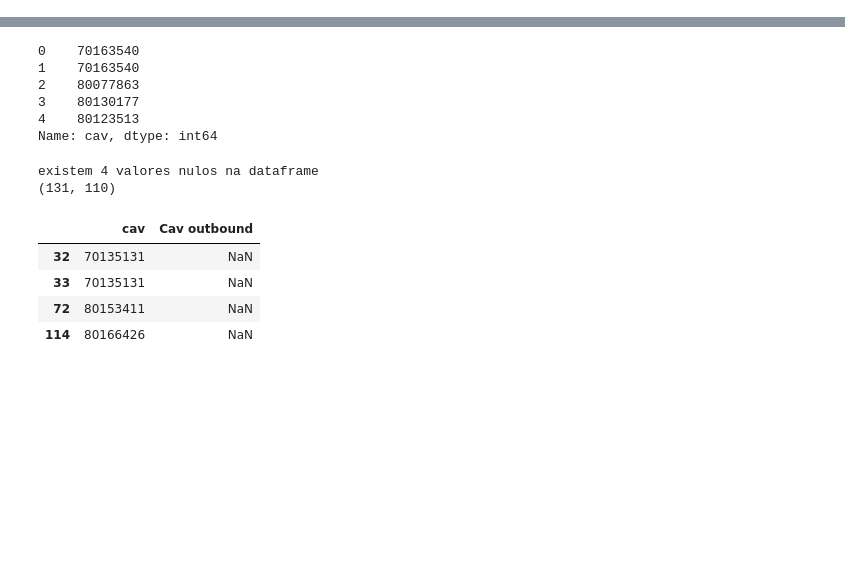
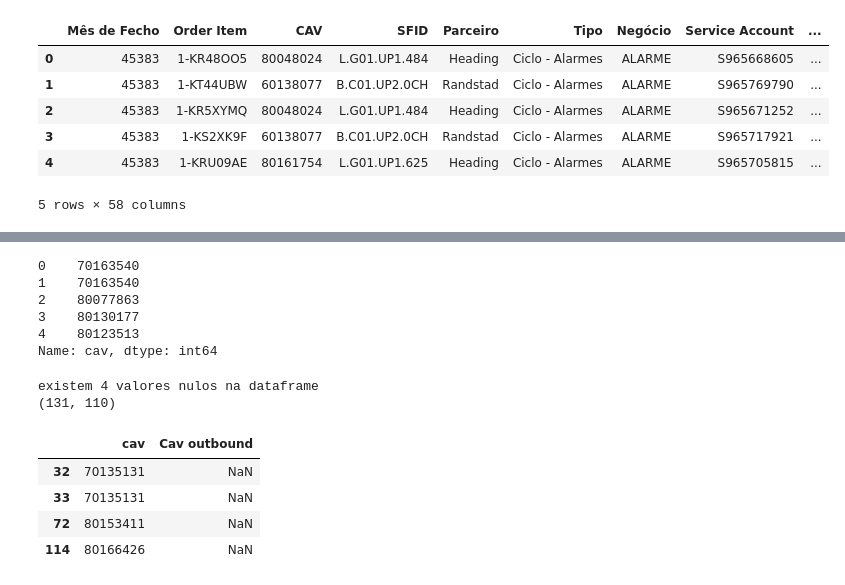
Before and after one commit to josepmatias/ONE, a Jupyter notebook: auto_one.ipynb, the cells around one changed output, grey strips where cells are left out. Cells and saved outputs as stored; diff of their text form; code cells hidden in the pictures; blank space fills up the shorter version.

```diff
--- a/auto_one.ipynb
+++ b/auto_one.ipynb
@@ -8,0 +12,10 @@ Requirement already satisfied: pyxlsb in /usr/local/lib/python3.10/dist-packages
+# %%
+#actualização de nomes de ficheiros e filtros
+
+cadastro_nome="CadastroMensal_ONE_2024'Abril_desbl.xlsb"
+servicos_nome="ONE_abr24.xlsb"
+modelo_upfront_nome="Modelo upfront.xlsb"
+
+#actualização do nome de folhas
+servicos_folha="Base_Auto"
+cadastro_folha="Cadastro de Ativos"
@@ -8,0 +37,15 @@ Requirement already satisfied: pyxlsb in /usr/local/lib/python3.10/dist-packages
+# %%
+#ler ficheiro das activações
+activacoes_df=pd.read_excel(servicos_nome, sheet_name=servicos_folha)
+
+#formatar coluna "CAV" na listagem de activações
+activacoes_df["CAV"]=activacoes_df.loc[activacoes_df["CAV"].isna()==False, "CAV"].apply(lambda i: str(i).split(".")[0])
+activacoes_df.head()
+# %% [output]
+|  | Mês de Fecho | Order Item | CAV | SFID | Parceiro | Tipo | Negócio | Service Account | ... |
+| 0 | 45383 | 1-KR48OO5 | 80048024 | L.G01.UP1.484 | Heading | Ciclo - Alarmes | ALARME | S965668605 | ... |
+| 1 | 45383 | 1-KT44UBW | 60138077 | B.C01.UP2.0CH | Randstad | Ciclo - Alarmes | ALARME | S965769790 | ... |
+| 2 | 45383 | 1-KR5XYMQ | 80048024 | L.G01.UP1.484 | Heading | Ciclo - Alarmes | ALARME | S965671252 | ... |
+| 3 | 45383 | 1-KS2XK9F | 60138077 | B.C01.UP2.0CH | Randstad | Ciclo - Alarmes | ALARME | S965717921 | ... |
+| 4 | 45383 | 1-KRU09AE | 80161754 | L.G01.UP1.625 | Heading | Ciclo - Alarmes | ALARME | S965705815 | ... |
+5 rows × 58 columns
```
Also changed, not shown: parts of 10 cells of this notebook.
